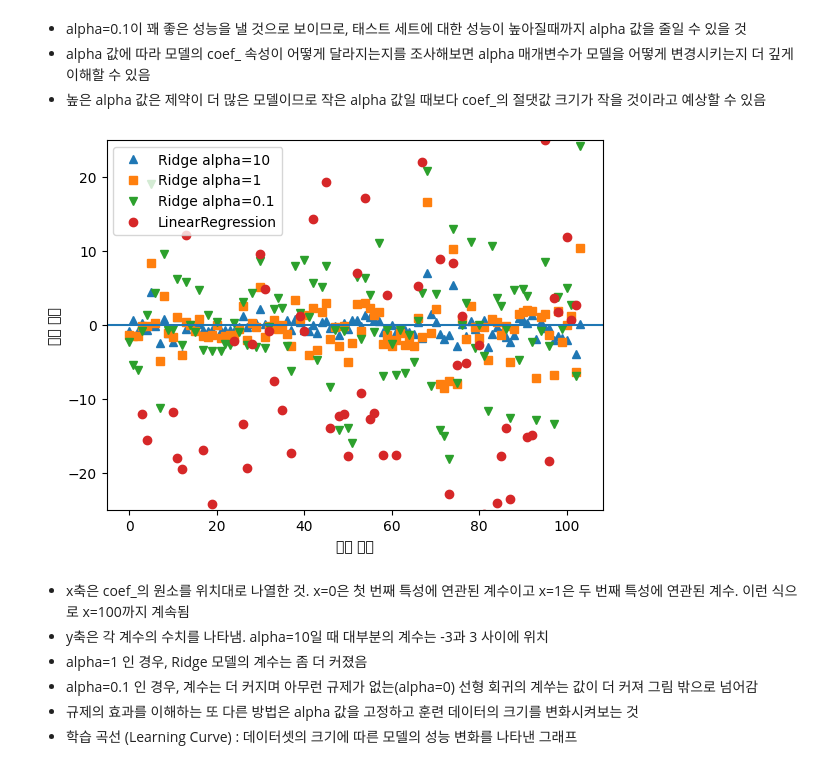
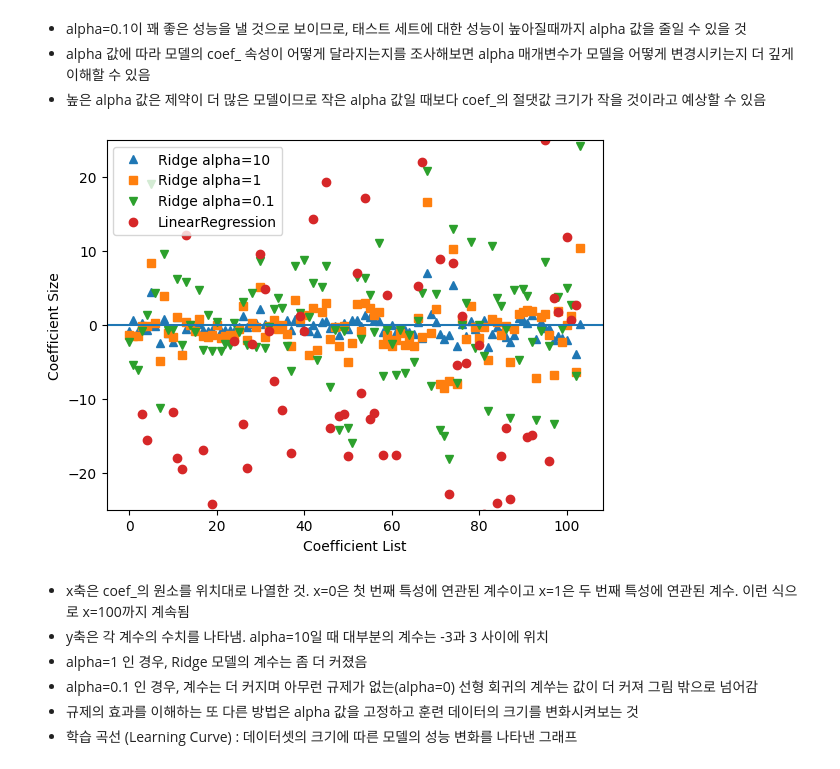
Before and after one commit to haribo09876/MachineLearning, a Jupyter notebook: 02. SupervisedLearning/03. SupervisedLearningAlgorithm.ipynb, the cells around one changed output. Cells and saved outputs as stored; diff of their text form; code cells hidden in the pictures.

```diff
--- a/02. SupervisedLearning/03. SupervisedLearningAlgorithm.ipynb
+++ b/02. SupervisedLearning/03. SupervisedLearningAlgorithm.ipynb
@@ -338,18 +338,18 @@ print("테스트 세트 점수: {:.2f}".format(ridge01.score(X_test, y_test)))
 # %%
 plt.plot(ridge10.coef_, '^', label="Ridge alpha=10")
 plt.plot(ridge.coef_, 's', label="Ridge alpha=1")
 plt.plot(ridge01.coef_, 'v', label="Ridge alpha=0.1")
 
 plt.plot(lr.coef_, 'o', label="LinearRegression")
-plt.xlabel("계수 목록")
-plt.ylabel("계수 크기")
+plt.xlabel("Coefficient List")
+plt.ylabel("Coefficient Size")
 xlims = plt.xlim()
 plt.hlines(0, xlims[0], xlims[1])
 plt.xlim(xlims)
 plt.ylim(-25, 25)
 plt.legend();
 # %% [output]
-[figure, old version]
+[figure, new version]
 # %% [markdown]
 - x축은 coef_의 원소를 위치대로 나열한 것. x=0은 첫 번째 특성에 연관된 계수이고 x=1은 두 번째 특성에 연관된 계수. 이런 식으로 x=100까지 계속됨
 - y축은 각 계수의 수치를 나타냄. alpha=10일 때 대부분의 계수는 -3과 3 사이에 위치
```
